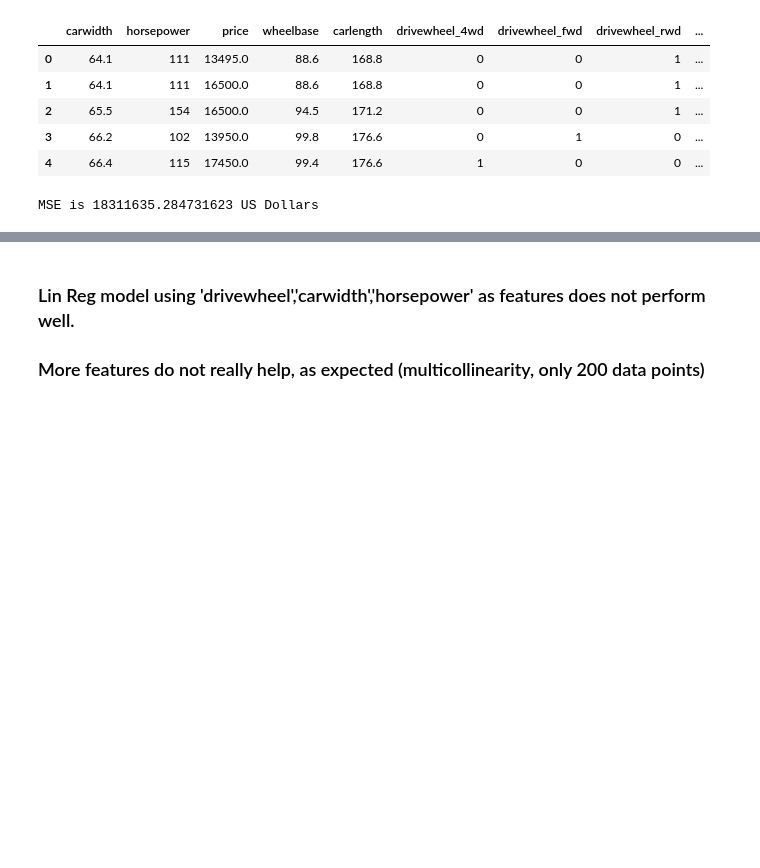
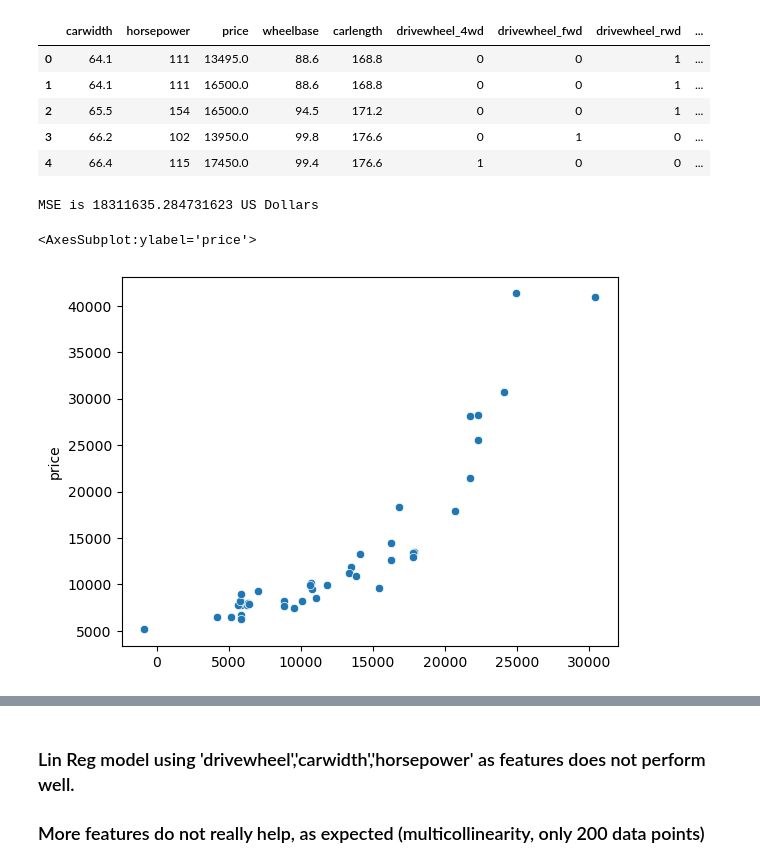
Before and after one commit to judussoari/Data_Cases, a Jupyter notebook: code/car_prices.ipynb, the cells around one changed output, grey strips where cells are left out. Cells and saved outputs as stored; diff of their text form; code cells hidden in the pictures; blank space fills up the shorter version.

Commit message:
Additional plots

```diff
--- a/code/car_prices.ipynb
+++ b/code/car_prices.ipynb
@@ -181,3 +181,8 @@ mse = mean_squared_error(y_true=y_test, y_pred=pred)
 print(f'MSE is {mse} US Dollars')
 # %% [output]
 MSE is 18311635.284731623 US Dollars
+# %%
+sns.scatterplot(x=pred, y=y_test)
+# %% [output]
+<AxesSubplot:ylabel='price'>
+[figure, added]
```
Also changed, not shown: parts of 3 cells of this notebook.
